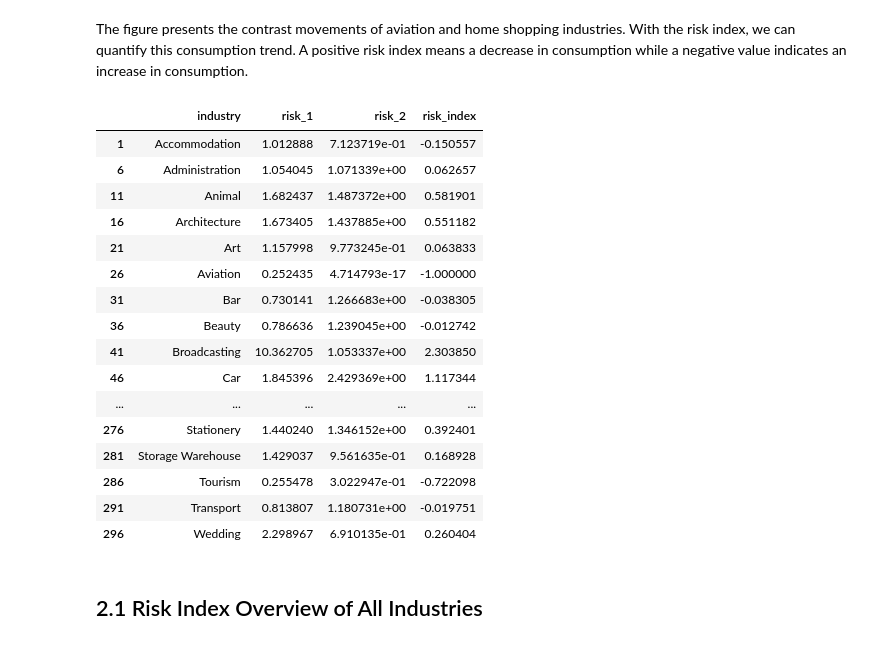
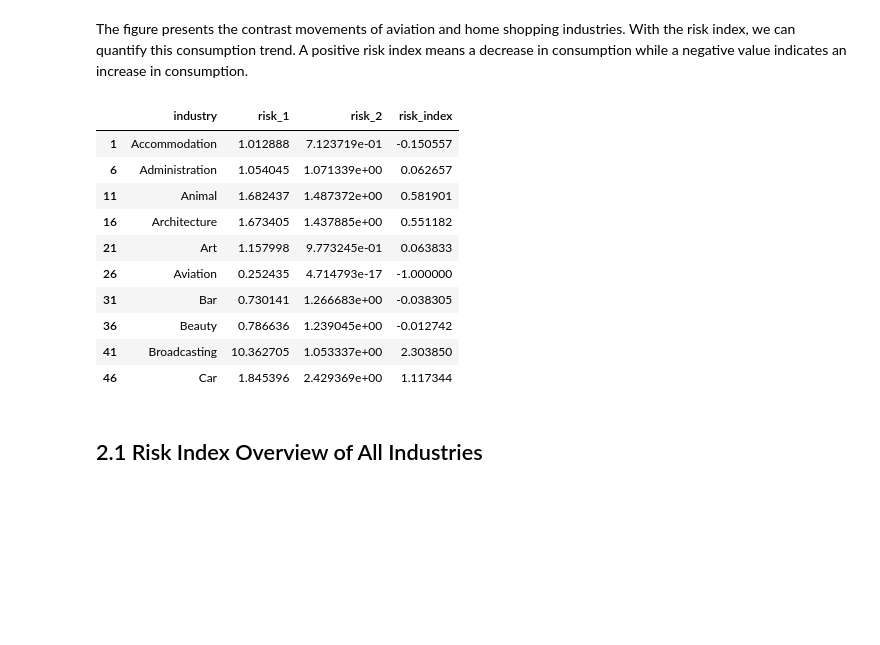
Before and after one commit to JieunKim-Econ/Covid_EDA_with_R, a Jupyter notebook: Risk-Resilience Matrix Analysis-C2.ipynb, the cells around one changed output. Cells and saved outputs as stored; diff of their text form; code cells hidden in the pictures; blank space fills up the shorter version.

```diff
--- a/Risk-Resilience Matrix Analysis-C2.ipynb
+++ b/Risk-Resilience Matrix Analysis-C2.ipynb
@@ -258,25 +258,19 @@ risk2 = [x/y for x,y in zip(sales_tmp[sales_tmp.month==3]['sales_amount'],sales_
 risk_data = pd.DataFrame({'industry':industry,'risk_1':risk1,'risk_2':risk2})
 risk_data['risk_index'] = [sqrt(x*y)-1 for x,y in zip(risk_data.risk_1,risk_data.risk_2)]
 # %%
-risk_data
+risk_data.head(10)
 # %% [output]
 |  | industry | risk_1 | risk_2 | risk_index |
 | 1 | Accommodation | 1.012888 | 7.123719e-01 | -0.150557 |
 | 6 | Administration | 1.054045 | 1.071339e+00 | 0.062657 |
 | 11 | Animal | 1.682437 | 1.487372e+00 | 0.581901 |
 | 16 | Architecture | 1.673405 | 1.437885e+00 | 0.551182 |
 | 21 | Art | 1.157998 | 9.773245e-01 | 0.063833 |
 | 26 | Aviation | 0.252435 | 4.714793e-17 | -1.000000 |
 | 31 | Bar | 0.730141 | 1.266683e+00 | -0.038305 |
 | 36 | Beauty | 0.786636 | 1.239045e+00 | -0.012742 |
 | 41 | Broadcasting | 10.362705 | 1.053337e+00 | 2.303850 |
 | 46 | Car | 1.845396 | 2.429369e+00 | 1.117344 |
-| ... | ... | ... | ... | ... |
-| 276 | Stationery | 1.440240 | 1.346152e+00 | 0.392401 |
-| 281 | Storage Warehouse | 1.429037 | 9.561635e-01 | 0.168928 |
-| 286 | Tourism | 0.255478 | 3.022947e-01 | -0.722098 |
-| 291 | Transport | 0.813807 | 1.180731e+00 | -0.019751 |
-| 296 | Wedding | 2.298967 | 6.910135e-01 | 0.260404 |
 # %% [markdown]
 ## 2.1 Risk Index Overview of All Industries
 # %%
```
Also changed, not shown: parts of 32 cells of this notebook.
